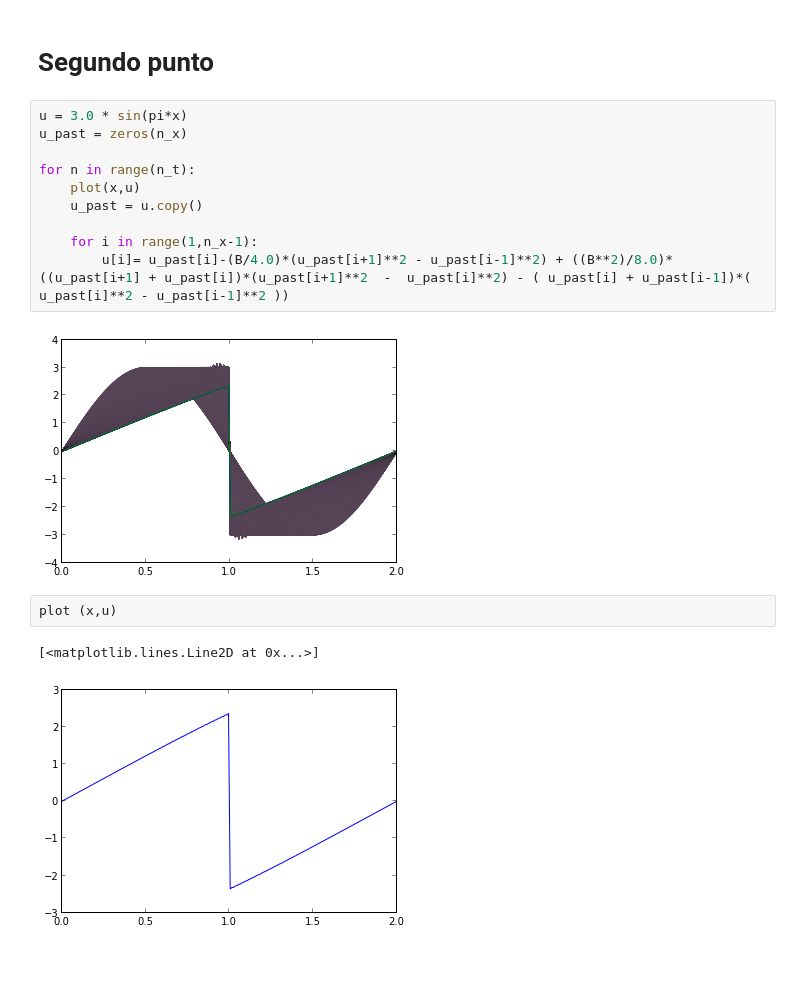
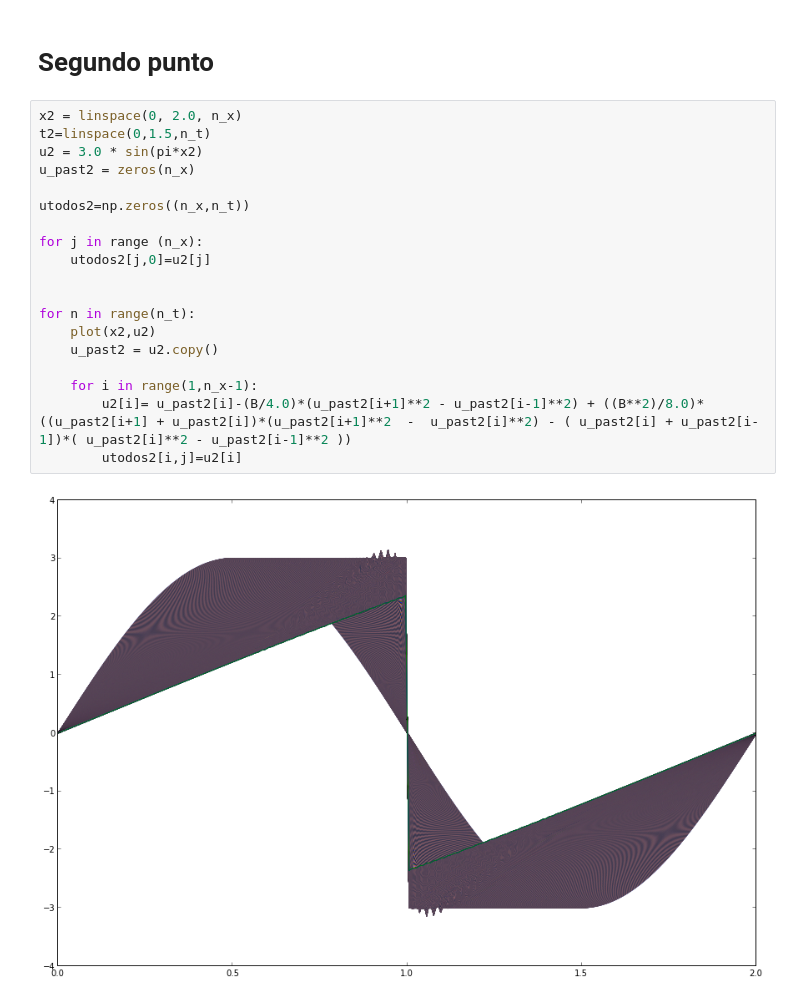
Before and after one commit to Alejogon/Tarea7, a Jupyter notebook: burger.ipynb, the cells around one changed output. Saved outputs shown, nothing was run; the diff lists cells and outputs as text; blank space fills up the shorter version.

```diff
--- a/burger.ipynb
+++ b/burger.ipynb
@@ -78,19 +90,23 @@ ax.zaxis.set_major_formatter(FormatStrFormatter('%.02f'))
 # %% [markdown]
 # Segundo punto
 # %%
-u = 3.0 * sin(pi*x)
-u_past = zeros(n_x)
+x2 = linspace(0, 2.0, n_x)
+t2=linspace(0,1.5,n_t)
+u2 = 3.0 * sin(pi*x2)
+u_past2 = zeros(n_x)
+
+utodos2=np.zeros((n_x,n_t))
+
+for j in range (n_x):
+    utodos2[j,0]=u2[j]
+
 
 for n in range(n_t):
-    plot(x,u)
-    u_past = u.copy()
+    plot(x2,u2)
+    u_past2 = u2.copy()
 
     for i in range(1,n_x-1):
-        u[i]= u_past[i]-(B/4.0)*(u_past[i+1]**2 - u_past[i-1]**2) + ((B**2)/8.0)*((u_past[i+1] + u_past[i])*(u_past[i+1]**2  -  u_past[i]**2) - ( u_past[i] + u_past[i-1])*( u_past[i]**2 - u_past[i-1]**2 ))
+        u2[i]= u_past2[i]-(B/4.0)*(u_past2[i+1]**2 - u_past2[i-1]**2) + ((B**2)/8.0)*((u_past2[i+1] + u_past2[i])*(u_past2[i+1]**2  -  u_past2[i]**2) - ( u_past2[i] + u_past2[i-1])*( u_past2[i]**2 - u_past2[i-1]**2 ))
+        utodos2[i,j]=u2[i]
 # %% [output]
-[figure, old version]
+[figure, new version]
-# %%
-plot (x,u)
-# %% [output]
-[<matplotlib.lines.Line2D at 0x...>]
-[figure, removed]
```
Also changed, not shown: parts of 7 cells of this notebook.
